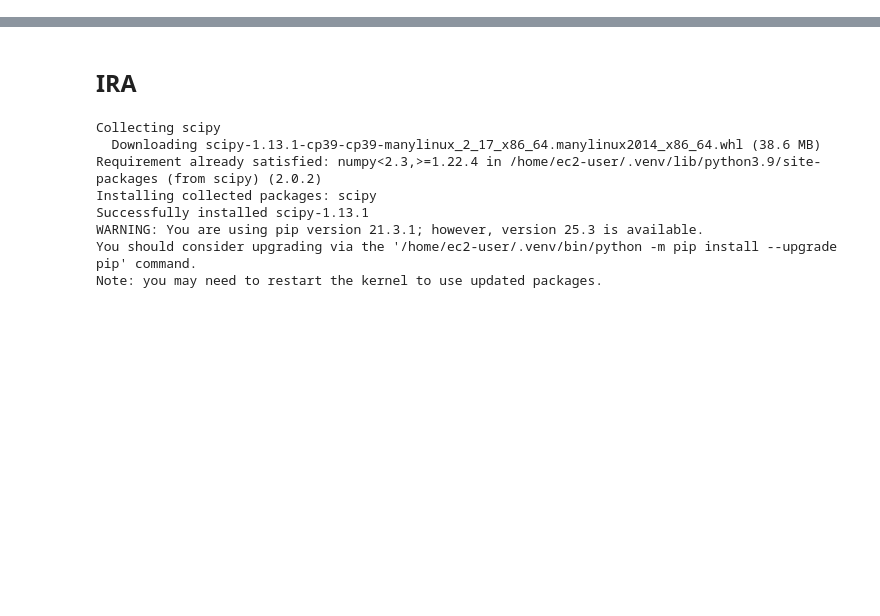
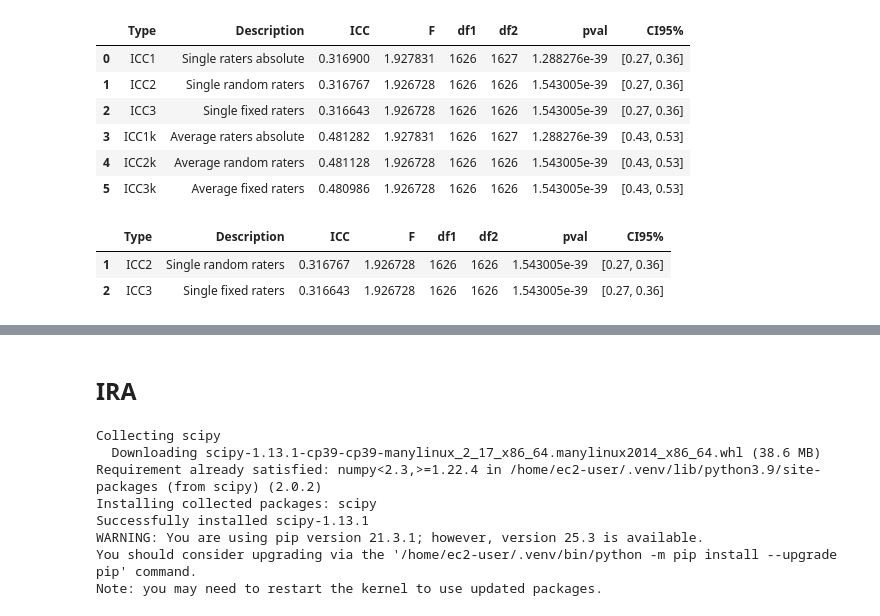
Before and after one commit to Sanjeev2601/ambivalent-stories, a Jupyter notebook: jupyter-notebooks/Ranking.ipynb, the cells around one changed output, grey strips where cells are left out. Cells and saved outputs as stored; diff of their text form; code cells hidden in the pictures; blank space fills up the shorter version.

```diff
--- a/jupyter-notebooks/Ranking.ipynb
+++ b/jupyter-notebooks/Ranking.ipynb
@@ -360,0 +434,34 @@ Saved: ../data/Ambivalent_posts_with_top10_comments_with_rankings-75-100.csv | s
+# %%
+import numpy as np
+
+def parse_rank_vector(raw: str, n: int):
+    """
+    Parse rank-vector encoding of length n, e.g.:
+      "1,1,3" or "1.0, 1.0, 3.0" or "[1, 1, 3]" or "Ranking: 1,1,3"
+    Returns dict {item_index: rank_value} for item_index in 1..n.
+    """
+    if raw is None or (isinstance(raw, float) and np.isnan(raw)):
+        raise ValueError("Missing ranking")
+
+    s = str(raw).strip()
+    if s == "" or s.lower() == "nan":
+        raise ValueError("Empty ranking")
+
+    s = s.replace("Ranking:", "").strip()
+    s = s.strip("[](){}")
+
+    parts = [p.strip() for p in s.split(",") if p.strip() != ""]
+    if len(parts) != n:
+        raise ValueError(f"Expected {n} numbers but got {len(parts)} from '{raw}'")
+
+    vals = [float(p) for p in parts]
+    return {i: float(vals[i-1]) for i in range(1, n + 1)}
+
+def rank_norm(rank_val: float, n: int) -> float:
+    """
+    Normalize ranks so different n are comparable across posts:
+      best -> 0, worst -> 1
+    """
+    if n <= 1:
+        return np.nan
+    return (float(rank_val) - 1.0) / (n - 1.0)
@@ -360,0 +519,25 @@ Saved: ../data/Ambivalent_posts_with_top10_comments_with_rankings-75-100.csv | s
+# %%
+import pingouin as pg
+
+icc_tbl = pg.intraclass_corr(
+    data=long_df,
+    targets="target",
+    raters="rater",
+    ratings="rating"
+)
+
+icc_tbl
+# %% [output]
+|  | Type | Description | ICC | F | df1 | df2 | pval | CI95% |
+| 0 | ICC1 | Single raters absolute | 0.316900 | 1.927831 | 1626 | 1627 | 1.288276e-39 | [0.27, 0.36] |
+| 1 | ICC2 | Single random raters | 0.316767 | 1.926728 | 1626 | 1626 | 1.543005e-39 | [0.27, 0.36] |
+| 2 | ICC3 | Single fixed raters | 0.316643 | 1.926728 | 1626 | 1626 | 1.543005e-39 | [0.27, 0.36] |
+| 3 | ICC1k | Average raters absolute | 0.481282 | 1.927831 | 1626 | 1627 | 1.288276e-39 | [0.43, 0.53] |
+| 4 | ICC2k | Average random raters | 0.481128 | 1.926728 | 1626 | 1626 | 1.543005e-39 | [0.43, 0.53] |
+| 5 | ICC3k | Average fixed raters | 0.480986 | 1.926728 | 1626 | 1626 | 1.543005e-39 | [0.43, 0.53] |
+# %%
+icc_tbl[icc_tbl["Type"].isin(["ICC2", "ICC3"])]
+# %% [output]
+|  | Type | Description | ICC | F | df1 | df2 | pval | CI95% |
+| 1 | ICC2 | Single random raters | 0.316767 | 1.926728 | 1626 | 1626 | 1.543005e-39 | [0.27, 0.36] |
+| 2 | ICC3 | Single fixed raters | 0.316643 | 1.926728 | 1626 | 1626 | 1.543005e-39 | [0.27, 0.36] |
```
Also changed, not shown: parts of 22 cells of this notebook, 24 other files.
